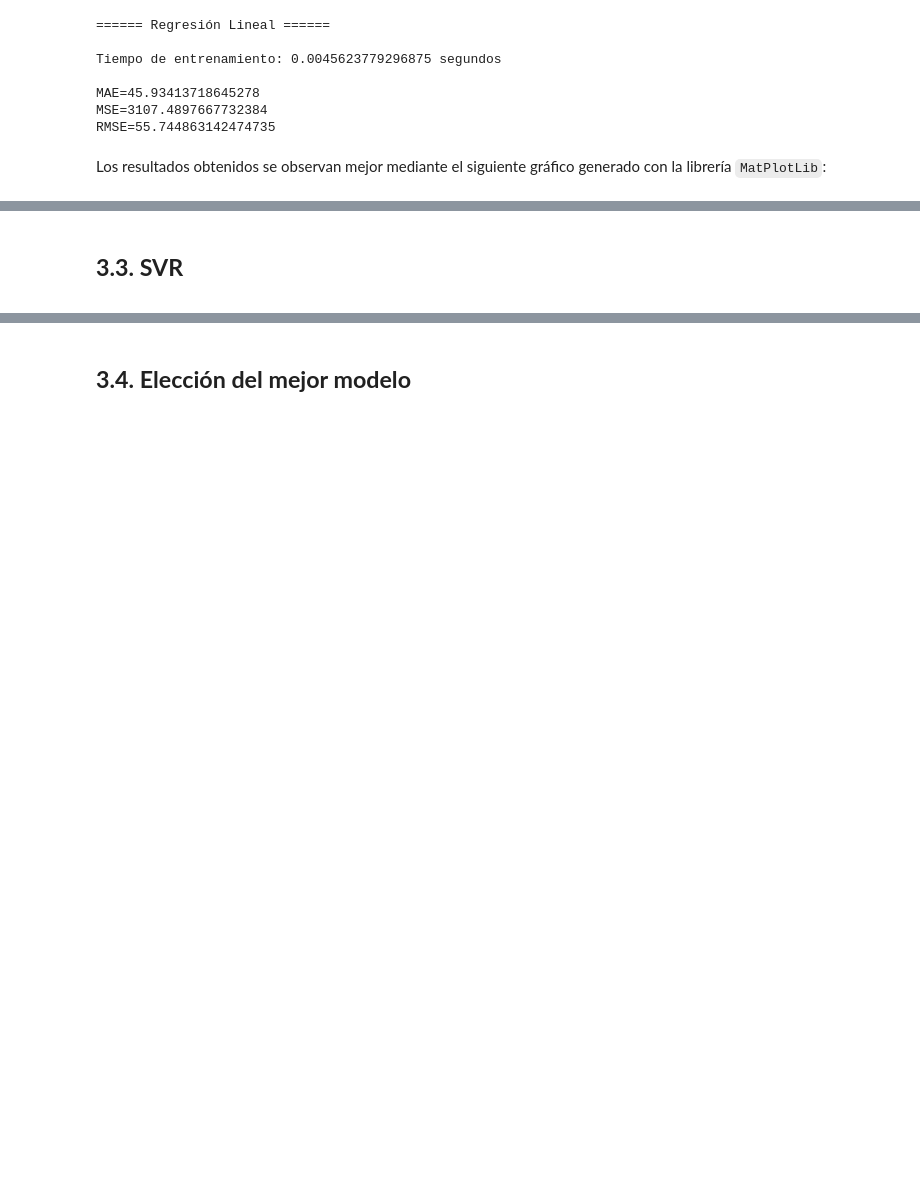
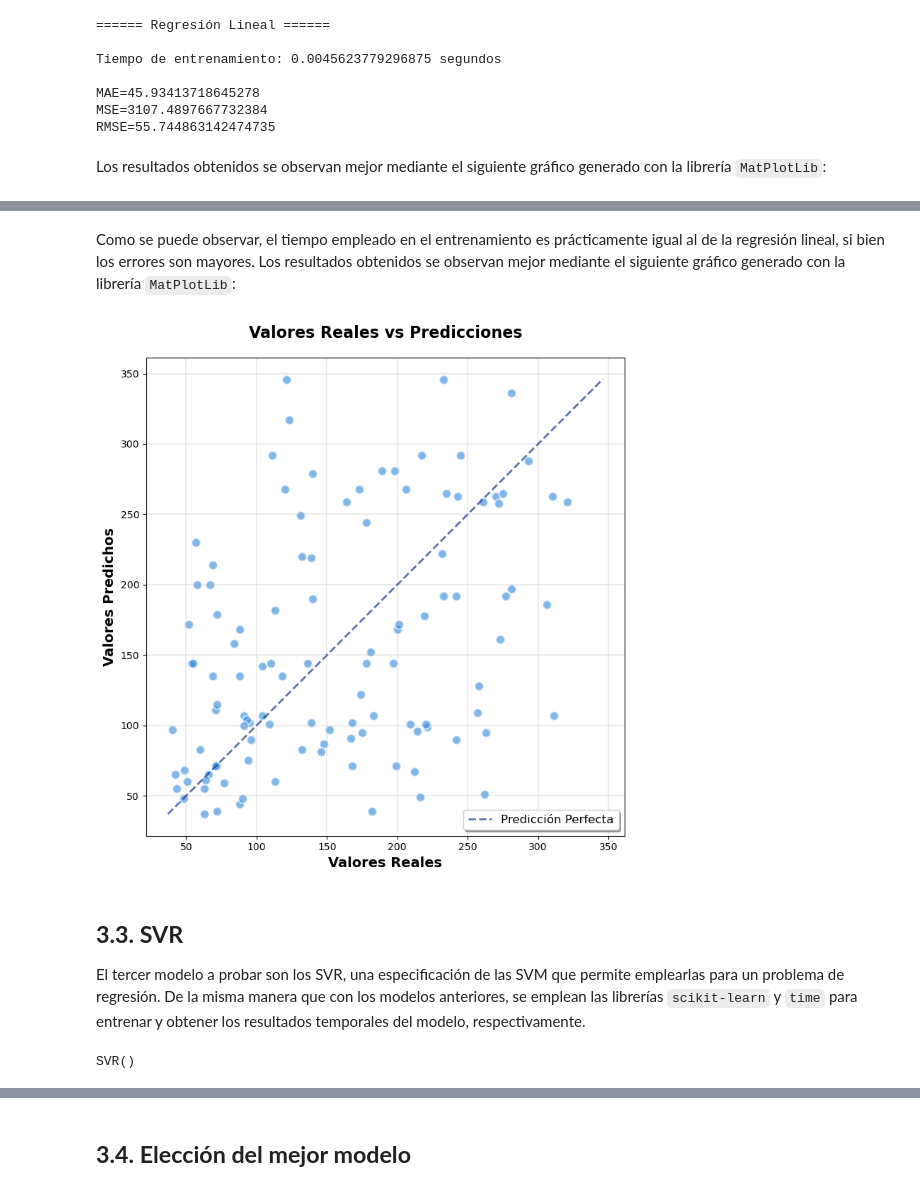
Before and after one commit to ManuGPR/BioIA, a Jupyter notebook: main.ipynb, the cells around one changed output, grey strips where cells are left out. Cells and saved outputs as stored; diff of their text form; code cells hidden in the pictures; blank space fills up the shorter version.

Commit message:
Todos los modelos

```diff
--- a/main.ipynb
+++ b/main.ipynb
@@ -194,0 +197,4 @@ plt.show()
+# %%
+# Creación del modelo
+decision_tree = sk.tree.DecisionTreeRegressor()
+decision_tree
@@ -195,3 +234,38 @@ plt.show()
+# %% [markdown]
+Como se puede observar, el tiempo empleado en el entrenamiento es prácticamente igual al de la regresión lineal, si bien los errores son mayores. Los resultados obtenidos se observan mejor mediante el siguiente gráfico generado con la librería `MatPlotLib`:
+# %%
+import numpy as np
+
+fig, ax = plt.subplots(figsize=(8, 8))
+
+ax.scatter(Y_test, y_pred, s=80, alpha=0.6, color='#2E86DE',
+          edgecolors='white', linewidth=1.5)
+
+# Línea de predicción perfecta (y=x)
+min_val = min(Y_test.min().item(), y_pred.min().item())
+max_val = max(Y_test.max().item(), y_pred.max().item())
+ax.plot([min_val, max_val], [min_val, max_val], '--',
+        linewidth=2, label='Predicción Perfecta', alpha=0.7, color="#1E3A8A")
+
+ax.set_xlabel('Valores Reales', fontsize=14, fontweight='bold')
+ax.set_ylabel('Valores Predichos', fontsize=14, fontweight='bold')
+ax.set_title('Valores Reales vs Predicciones',
+             fontsize=16, fontweight='bold', pad=20)
+ax.legend(fontsize=12, frameon=True, shadow=True)
+ax.grid(True, alpha=0.3, linestyle='-', linewidth=1.2)
+ax.set_aspect('equal', adjustable='box')
+plt.tight_layout()
+plt.show()
+# %% [output]
+[figure, added]
 # %% [markdown]
 ## **3.3. SVR**
 <a href="SVR"></a>
+
+El tercer modelo a probar son los SVR, una especificación de las SVM que permite emplearlas para un problema de regresión. De la misma manera que con los modelos anteriores, se emplean las librerías `scikit-learn` y `time` para entrenar y obtener los resultados temporales del modelo, respectivamente.
+# %%
+# Creación del modelo
+svr = sk.svm.SVR()
+svr
+# %% [output]
+SVR()
```
Also changed, not shown: parts of 8 cells of this notebook.
